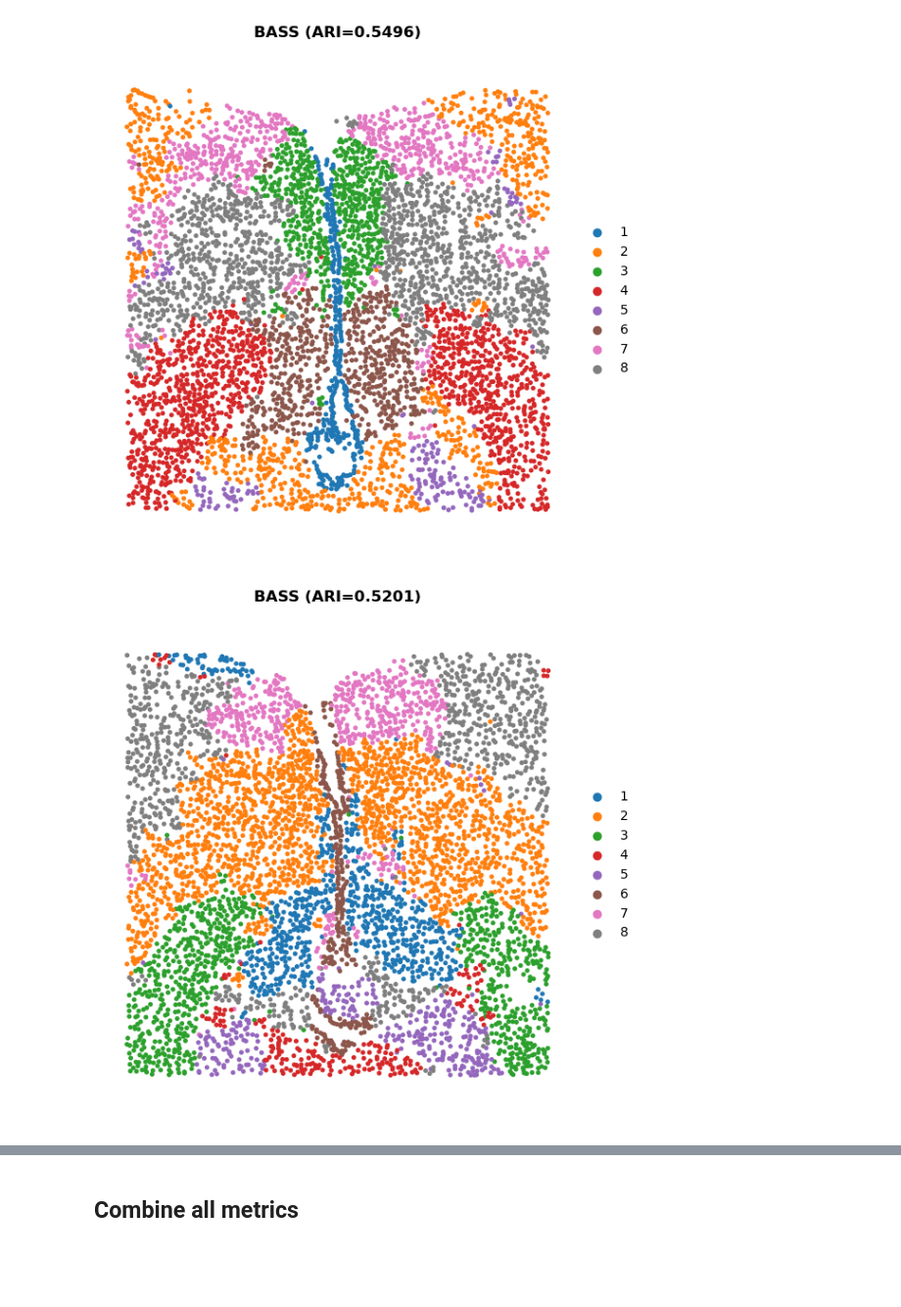
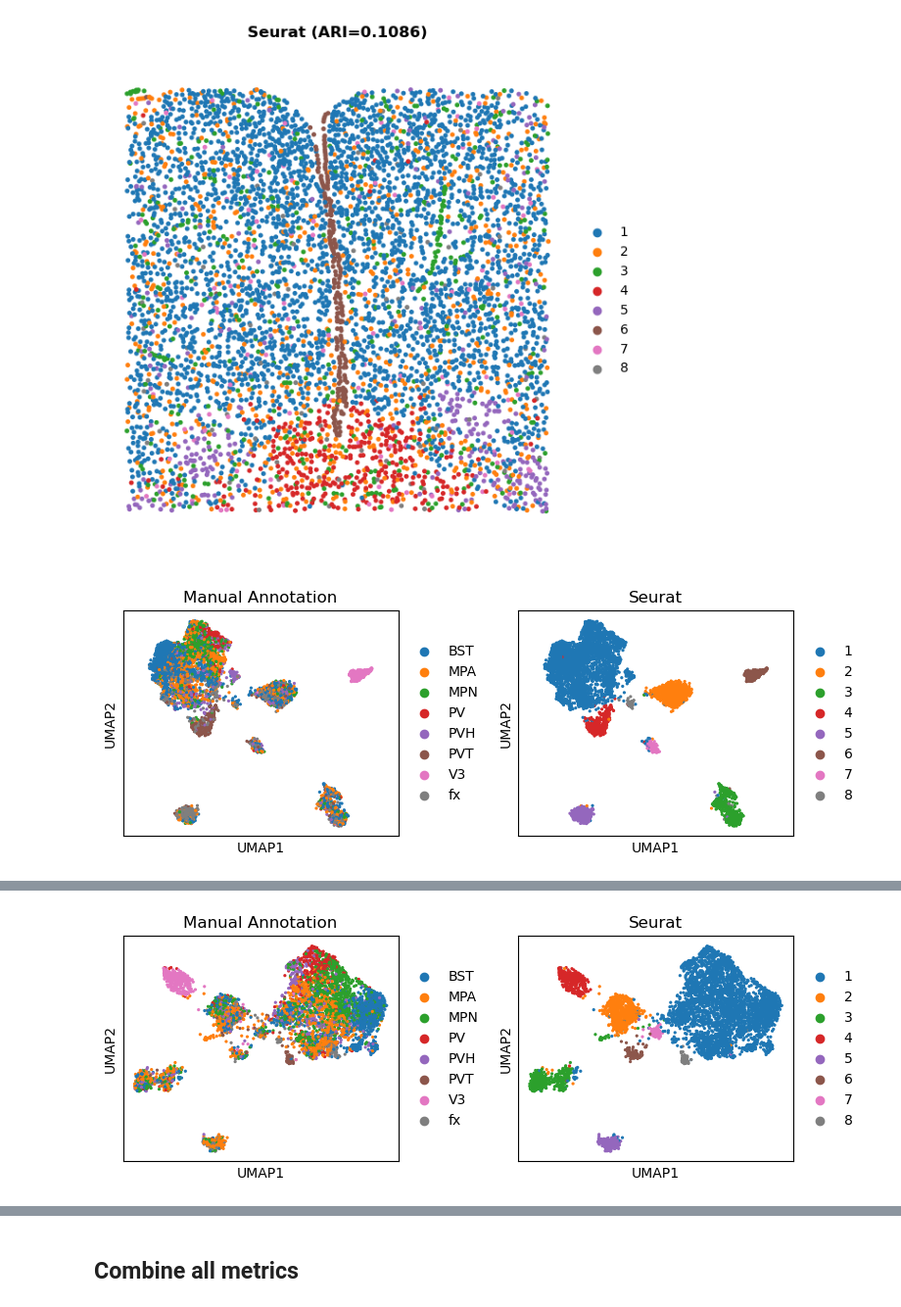
Before and after one commit to toan-ly/Spatial-Transcriptomics-Benchmark, a Jupyter notebook: Benchmark/mHypothalamus.ipynb, the cells around one changed output, grey strips where cells are left out. Shown at 98% size. Cells and saved outputs as stored; diff of their text form; code cells hidden in the pictures; blank space fills up the shorter version.

Commit message:
add Seurat on mHypothalamus

```diff
--- a/Benchmark/mHypothalamus.ipynb
+++ b/Benchmark/mHypothalamus.ipynb
@@ -28,9 +28,10 @@ pred_keys = {'BayesSpace': 'spatial.cluster',
              'stLearn': 'X_pca_kmeans',
              'BASS': 'pred'}
 # %%
-method = 'BASS'
+method = 'Seurat'
 pred_key = pred_keys[method]
-umap_keys = ['UMAP1', 'UMAP2']
+umap_keys = ['umap_1', 'umap_2']
+# umap_keys = ['UMAP1', 'UMAP2']
 dataset = 'mHypothalamus'
 
 data_folder = f'../data/{dataset}'
@@ -100,7 +101,7 @@ for i, file in enumerate(files):
     # metadata = metadata.loc[adata.obs.index]
     gt_metadata = gt_metadata.loc[adata.obs.index]
 
-    # umap_coords = pd.read_csv(file + '/spatial_umap_coords.csv')
+    umap_coords = pd.read_csv(file + '/spatial_umap_coords.csv')
     metrics = pd.read_csv(file + '/metrics.csv', index_col=0)
     metrics.to_csv(os.path.join(out_path, 'metrics_old.csv'), index=False)
 
@@ -114,7 +115,7 @@ for i, file in enumerate(files):
         pred += 1
 
     adata.obs['pred'] = pred.astype(str)
-    # adata.obsm['X_umap'] = umap_coords[umap_keys].values
+    adata.obsm['X_umap'] = umap_coords[umap_keys].values
     adata = adata[~pd.isnull(adata.obs['gt'])]
     adata.obs['gt'] = adata.obs['gt'].astype(str)
 
@@ -132,11 +133,12 @@ for i, file in enumerate(files):
         'Memory (MB)': memmory_used
     }
     df_results = pd.DataFrame([results])
-    df_results.to_csv(os.path.join(out_path, 'metrics.csv'), index=False)
     metrics_list.append(results)
 
     plot_clustering(adata, results, out_path, show=False)
-    # plot_umap(adata, out_path, show=False)
+    plot_umap(adata, out_path, show=False)
+
+    df_results.to_csv(os.path.join(out_path, 'metrics.csv'), index=False)
     print(f'    Results saved to {out_path}')
     # break
 
@@ -161,2 +163,2 @@ print(f'================= Finished {method} {dataset} =================')
-[figure, old version]
+[figure, new version]
-[figure, old version]
+[figure, new version]
@@ -165,0 +168 @@ print(f'================= Finished {method} {dataset} =================')
+[figure, added]
```
Also changed, not shown: parts of 3 cells of this notebook, 1 other file.
